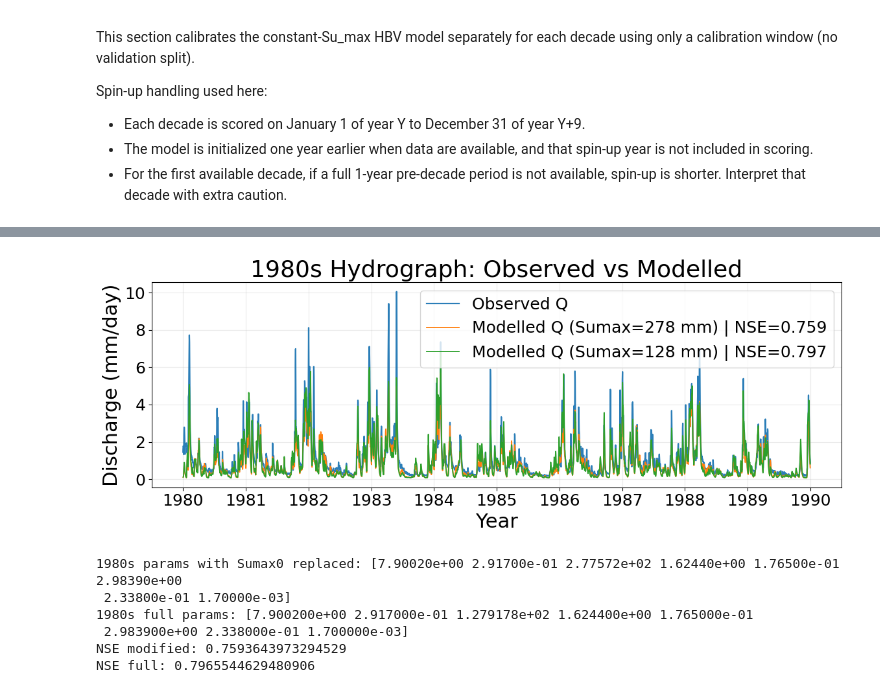
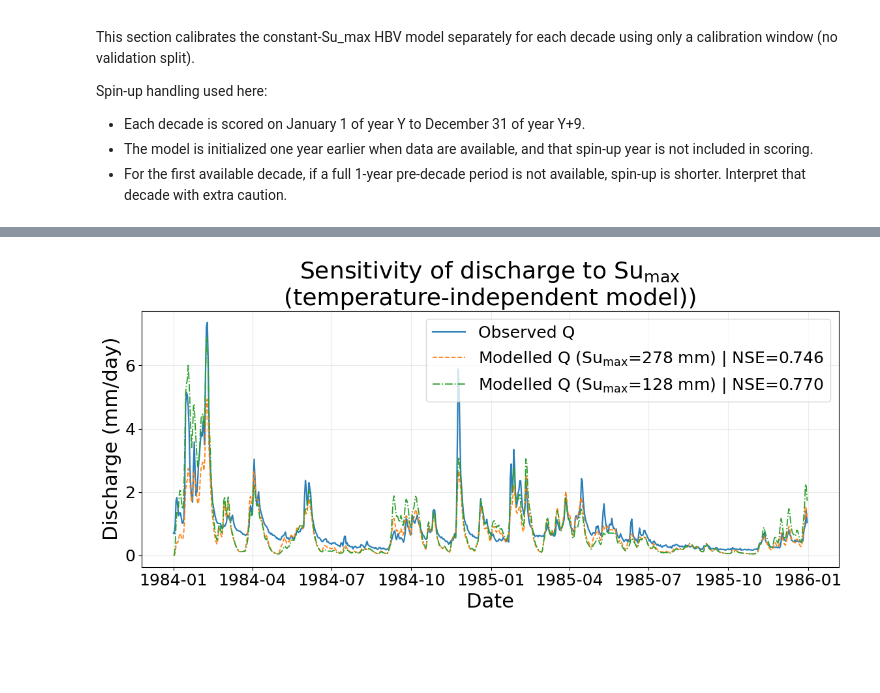
Before and after one commit to Doriswong35/teaching-materials, a Jupyter notebook: Main_project/HBV_constant_Sumax.ipynb, the cells around one changed output, grey strips where cells are left out. Cells and saved outputs as stored; diff of their text form; code cells hidden in the pictures; blank space fills up the shorter version.

Commit message:
Code with all graphs before I start cleaning

```diff
--- a/Main_project/HBV_constant_Sumax.ipynb
+++ b/Main_project/HBV_constant_Sumax.ipynb
@@ -701,6 +844,8 @@ import numpy as np
 import pandas as pd
 import matplotlib.pyplot as plt
 from pathlib import Path
+import matplotlib.pyplot as plt
+import matplotlib.dates as mdates
 
 if 'best_params_by_decade' not in globals():
     raise RuntimeError('Run the decadal parameter table cell first.')
@@ -731,10 +876,10 @@ params_1980s_full = np.array([
     float(row_1980s['best_Ks']),
 ], dtype=float)
 
-sim_start_1980s = pd.Timestamp("1979-01-01")
-sim_end_1980s = pd.Timestamp("1989-12-31")
-score_start_1980s = pd.Timestamp("1980-01-01")
-score_end_1980s = pd.Timestamp("1989-12-31")
+sim_start_1980s = pd.Timestamp("1984-01-01")
+sim_end_1980s = pd.Timestamp("1985-12-31")
+score_start_1980s = pd.Timestamp("1984-01-01")
+score_end_1980s = pd.Timestamp("1985-12-31")
 
 base_path = Path("/Users/doriswong/Documents/ENVM1502/teaching-materials/Main_project")
 grdc_path = Path("/Users/doriswong/Documents/ENVM1502/teaching-materials/Assignments/6336500_Q_Day.Cmd.txt")
@@ -749,47 +894,38 @@ score_mask_1980s = (forcing_1980s.index >= score_start_1980s) & (forcing_1980s.i
 pr_1980s_path, pet_1980s_path = write_forcing_netcdf(
     run_dir=run_dir,
     tag="1980s_compare",
     index=forcing_1980s.index,
     pr=forcing_1980s["pr_mm_day"].to_numpy(dtype=float),
     pet=forcing_1980s["pet_mm_day"].to_numpy(dtype=float),
 )
 
 sim_1980s_mod_full = run_hbv_constant(
     params_1980s_mod, pr_1980s_path, pet_1980s_path, run_dir, tag="1980s_mod"
 )
 sim_1980s_full_full = run_hbv_constant(
     params_1980s_full, pr_1980s_path, pet_1980s_path, run_dir, tag="1980s_full"
 )
 
 idx_1980s = forcing_1980s.index[score_mask_1980s]
 obs_1980s = q_obs_1980s_full[score_mask_1980s]
 sim_1980s_mod = sim_1980s_mod_full[score_mask_1980s]
 sim_1980s_full = sim_1980s_full_full[score_mask_1980s]
 
 nse_mod = nse(obs_1980s, sim_1980s_mod)
 nse_full = nse(obs_1980s, sim_1980s_full)
 
-plt.figure(figsize=(12, 4.8))
+plt.figure(figsize=(12, 6))
 plt.plot(idx_1980s, obs_1980s, label="Observed Q", linewidth=1.6, alpha=0.95)
-plt.plot(idx_1980s, sim_1980s_mod, label=f"Modelled Q (Sumax=278 mm) | NSE={nse_mod:.3f}", linewidth=1.3)
-plt.plot(idx_1980s, sim_1980s_full, label=f"Modelled Q (Sumax=128 mm) | NSE={nse_full:.3f}", linewidth=1.3)
-plt.title("1980s Hydrograph: Observed vs Modelled")
-plt.xlabel("Year")
+plt.plot(idx_1980s, sim_1980s_mod, label=f"Modelled Q ($\mathrm{{Su}}_{{\max}}$=278 mm) | NSE={nse_mod:.3f}", linewidth=1.3, linestyle='--')
+plt.plot(idx_1980s, sim_1980s_full, label=f"Modelled Q ($\mathrm{{Su}}_{{\max}}$=128 mm) | NSE={nse_full:.3f}", linewidth=1.3, linestyle='-.')
+
+plt.title("Sensitivity of discharge to $\mathrm{Su_{max}}$ \n(temperature-independent model))")
+plt.xlabel("Date")
 plt.ylabel("Discharge (mm/day)")
 plt.grid(alpha=0.25)
 plt.legend()
+
 plt.tight_layout()
 plt.show()
-
-print("1980s params with Sumax0 replaced:", params_1980s_mod)
-print("1980s full params:", params_1980s_full)
-print("NSE modified:", float(nse_mod))
-print("NSE full:", float(nse_full))
 # %% [output]
-[figure, old version]
+[figure, new version]
-1980s params with Sumax0 replaced: [7.90020e+00 2.91700e-01 2.77572e+02 1.62440e+00 1.76500e-01 2.98390e+00
- 2.33800e-01 1.70000e-03]
-1980s full params: [7.900200e+00 2.917000e-01 1.279178e+02 1.624400e+00 1.765000e-01
- 2.983900e+00 2.338000e-01 1.700000e-03]
-NSE modified: 0.7593643973294529
-NSE full: 0.7965544629480906
```
Also changed, not shown: parts of 14 cells of this notebook, 3 other files.
